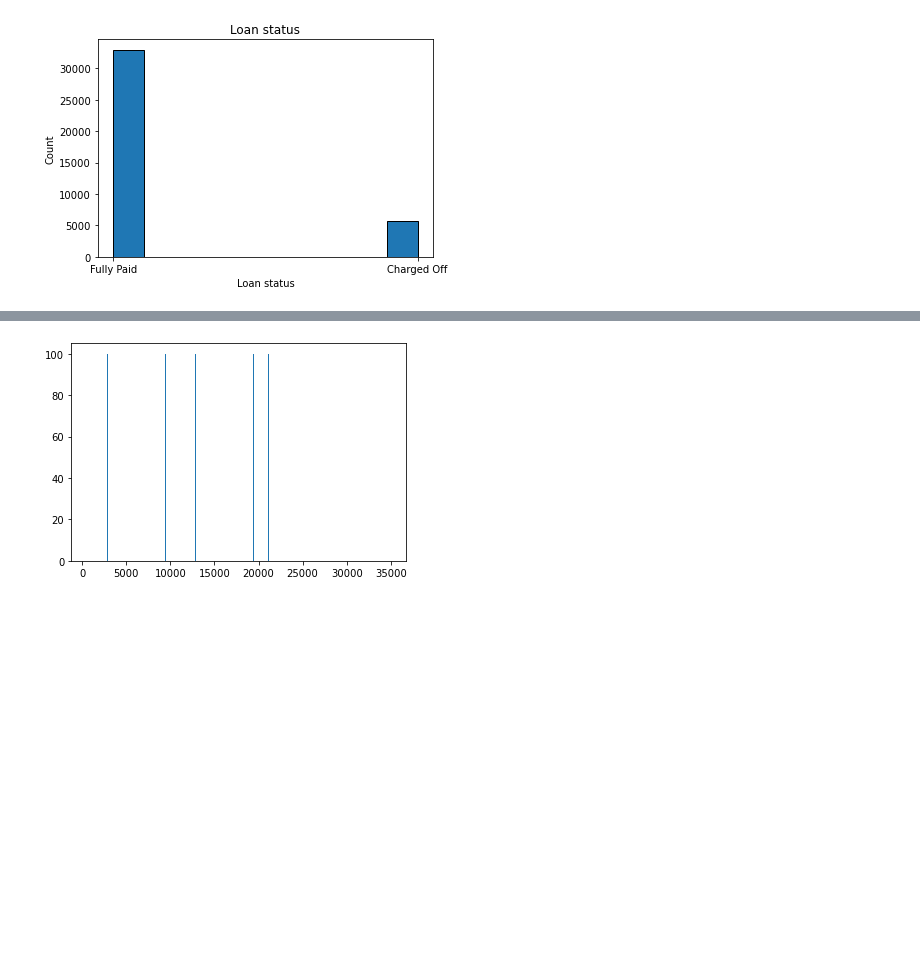
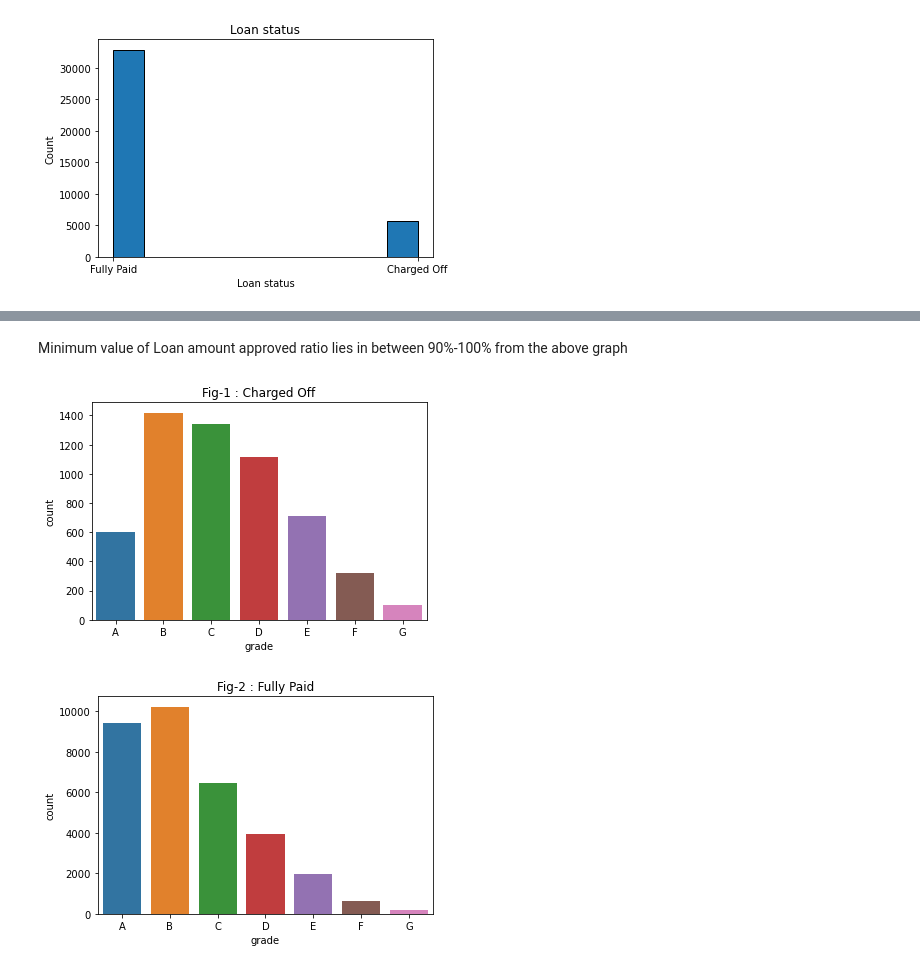
Before and after one commit to aswanth523/LendingClubCaseStudy, a Jupyter notebook: Lending_Club_Default_Analysis.ipynb, the cells around one changed output, grey strips where cells are left out. Saved outputs shown, nothing was run; the diff lists cells and outputs as text; code cells hidden in the pictures; blank space fills up the shorter version.

```diff
--- a/Lending_Club_Default_Analysis.ipynb
+++ b/Lending_Club_Default_Analysis.ipynb
@@ -144,5 +155,12 @@ plt.show()
-# %%
-plt.bar(df.loan_amnt,df.loan_amnt_approved_ratio)
-plt.show()
-# %% [output]
-[figure, removed]
+# %% [markdown]
+Minimum value of Loan amount approved ratio lies in between 90%-100% from the above graph
+# %%
+sns.countplot(x='grade',order=['A','B','C','D','E','F','G'],data=df[df.loan_status=='Charged Off'])
+plt.title("Fig-1 : Charged Off")
+plt.show()
+sns.countplot(x='grade',order=['A','B','C','D','E','F','G'],data=df[df.loan_status=='Fully Paid'])
+plt.title("Fig-2 : Fully Paid")
+plt.show()
+# %% [output]
+[figure, added]
+[figure, added]
```
Also changed, not shown: parts of 26 cells of this notebook.
